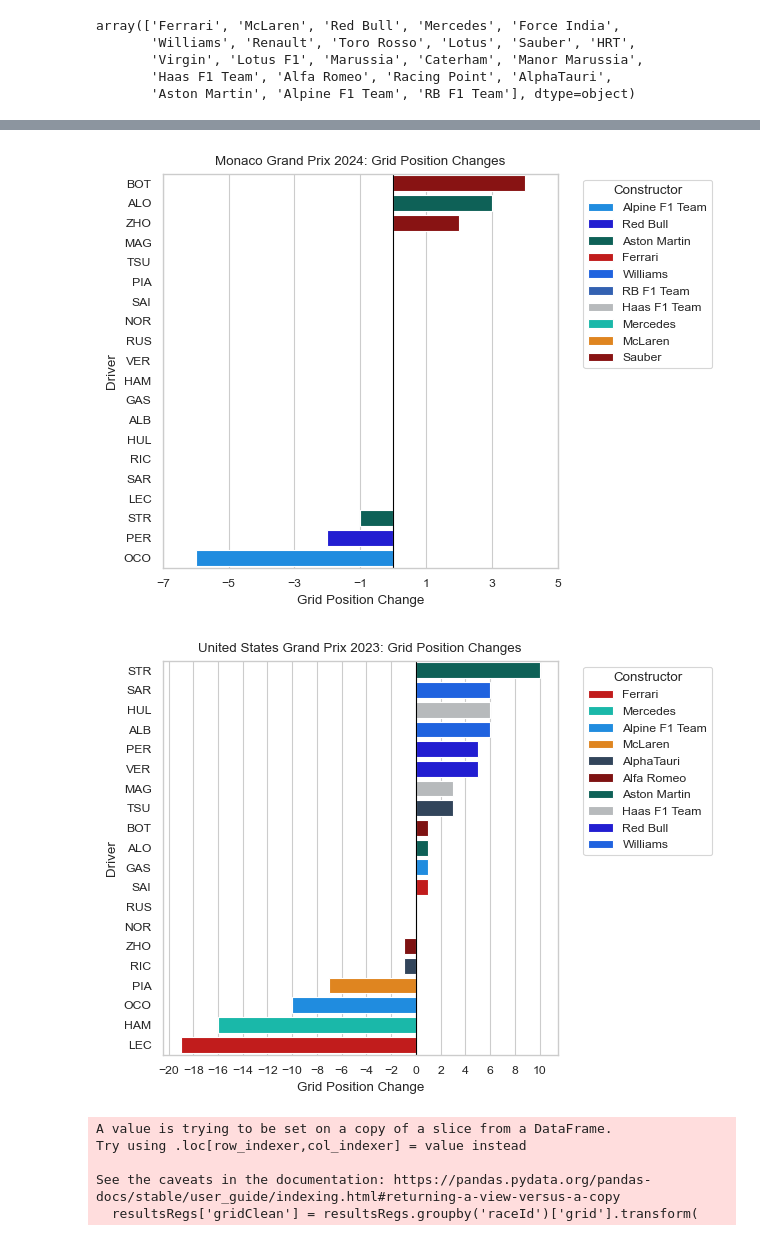
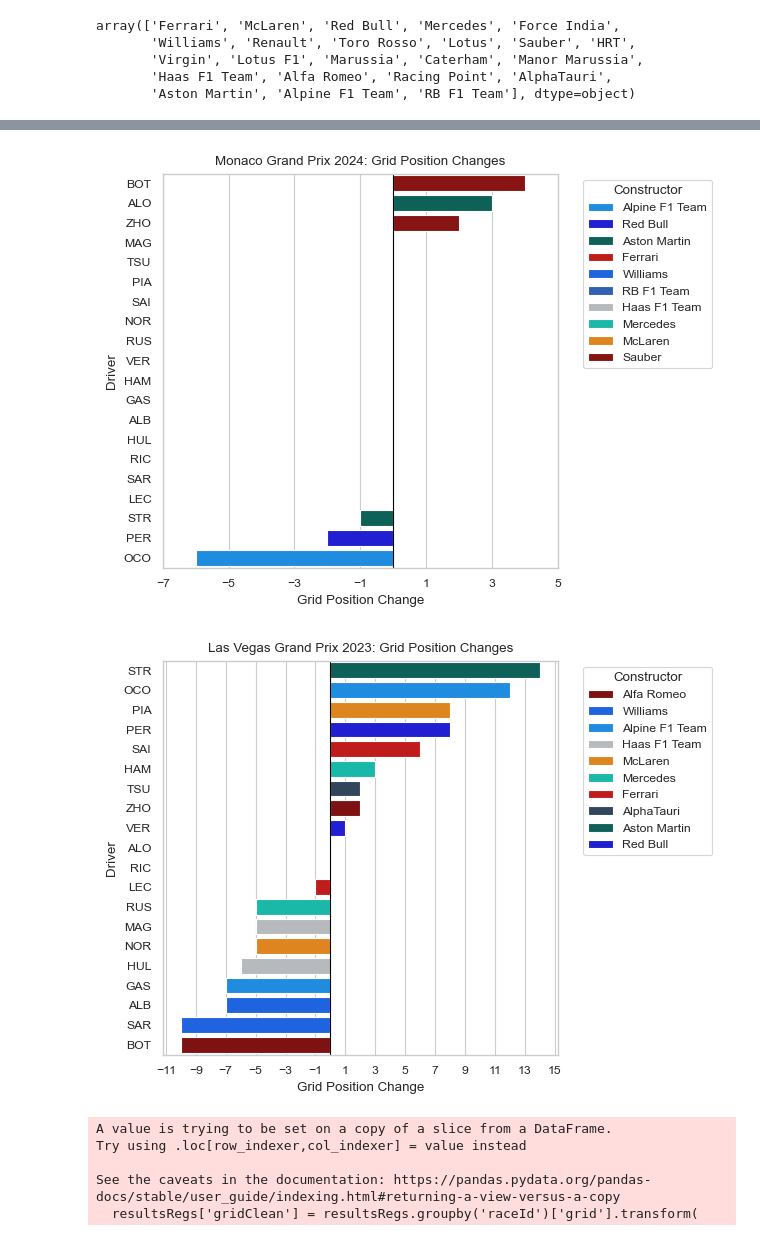
Before and after one commit to benkw26/f1-data-analysis, a Jupyter notebook: main.ipynb, the cells around one changed output, grey strips where cells are left out. Cells and saved outputs as stored; diff of their text form; code cells hidden in the pictures.

```diff
--- a/main.ipynb
+++ b/main.ipynb
@@ -23,7 +23,7 @@ circuits = pd.read_csv('data/circuits.csv')
 circuits = circuits.set_index("circuitId")
 # %%
 def lookupCols(df, lookup_df, key_col, cols):
-    return df.join(lookup_df[cols], on=key_col)
+    return df.join(lookup_df[cols], on=key_col, lsuffix='', rsuffix='_lookup')
 
 def filterYears(df, minYear=2022, maxYear=2024):
     return df[(df['year'] >= minYear) & (df['year'] <= maxYear)]
@@ -77,5 +77,6 @@ def getRaceId(year, raceName):
         raise ValueError(f"No race found for {raceName} in {year}")
 
 year = 2023
-raceName = 'United States Grand Prix'
+raceName = 'Las Vegas Grand Prix'
 raceId = getRaceId(year, raceName)
+raceId
@@ -166,10 +171,10 @@ def plotPosD(year, raceName):
     plt.show()
 # %%
 plotPosD(2024, 'Monaco Grand Prix')
-plotPosD(2023, 'United States Grand Prix')
+plotPosD(2023, 'Las Vegas Grand Prix')
 # %% [output]
 [figure]
-[figure, old version]
+[figure, new version]
 # %%
 minYear, maxYear = 2022, 2024
 
```
Also changed, not shown: parts of 7 cells of this notebook, 1 other file.
